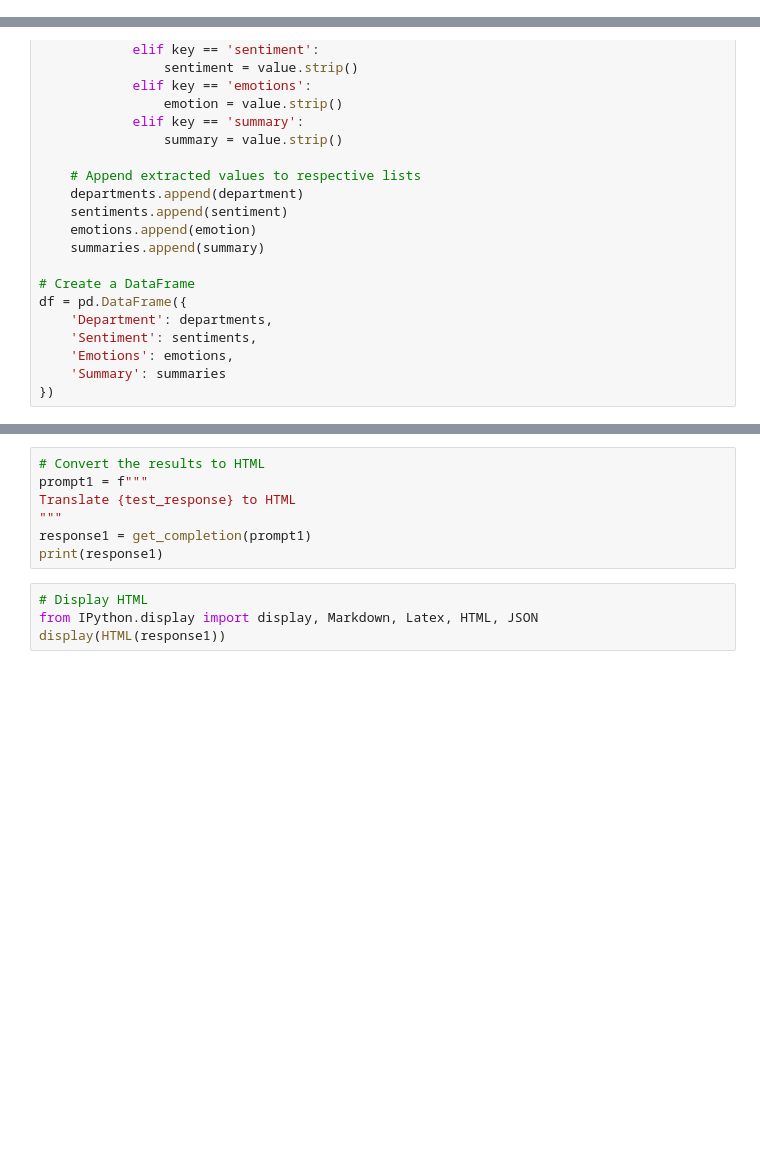
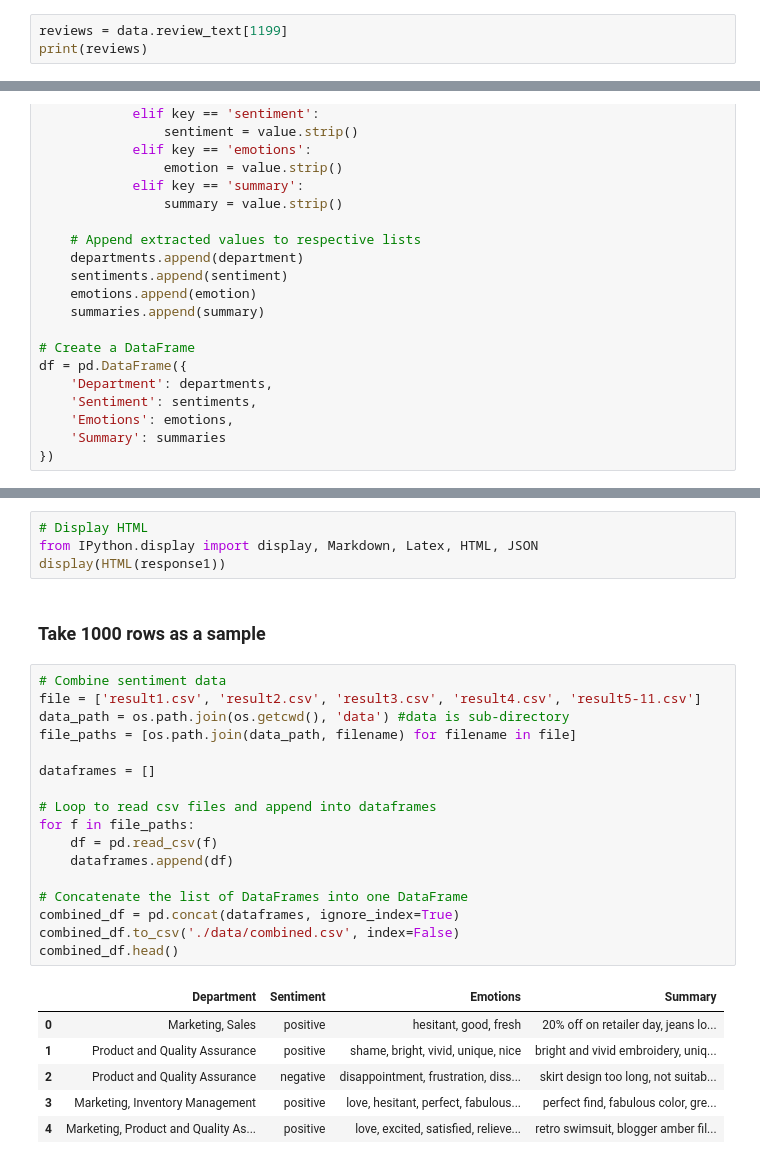
Before and after one commit to hpk0304/sentiment, a Jupyter notebook: Sentiment-Prompt.ipynb, the cells around one changed output, grey strips where cells are left out. Saved outputs shown, nothing was run; the diff lists cells and outputs as text; blank space fills up the shorter version.

```diff
--- a/Sentiment-Prompt.ipynb
+++ b/Sentiment-Prompt.ipynb
@@ -81,3 +53,6 @@ reviews = data.review_text[600:700].to_list()
 print(len(reviews))
 # %% [output]
 100
+# %%
+reviews = data.review_text[1199]
+print(reviews)
@@ -241,11 +210,30 @@ test_response = all_responses[:10]
-# %%
-# Convert the results to HTML
-prompt1 = f"""
-Translate {test_response} to HTML
-"""
-response1 = get_completion(prompt1)
-print(response1)
 # %%
 # Display HTML
 from IPython.display import display, Markdown, Latex, HTML, JSON
 display(HTML(response1))
+# %% [markdown]
+### Take 1000 rows as a sample
+# %%
+# Combine sentiment data
+file = ['result1.csv', 'result2.csv', 'result3.csv', 'result4.csv', 'result5-11.csv']
+data_path = os.path.join(os.getcwd(), 'data') #data is sub-directory
+file_paths = [os.path.join(data_path, filename) for filename in file]
+
+dataframes = []
+
+# Loop to read csv files and append into dataframes
+for f in file_paths:
+    df = pd.read_csv(f)
+    dataframes.append(df)
+
+# Concatenate the list of DataFrames into one DataFrame
+combined_df = pd.concat(dataframes, ignore_index=True)
+combined_df.to_csv('./data/combined.csv', index=False)
+combined_df.head()
+# %% [output]
+|  | Department | Sentiment | Emotions | Summary |
+| 0 | Marketing, Sales | positive | hesitant, good, fresh | 20% off on retailer day, jeans lo... |
+| 1 | Product and Quality Assurance | positive | shame, bright, vivid, unique, nice | bright and vivid embroidery, uniq... |
+| 2 | Product and Quality Assurance | negative | disappointment, frustration, diss... | skirt design too long, not suitab... |
+| 3 | Marketing, Inventory Management | positive | love, hesitant, perfect, fabulous... | perfect find, fabulous color, gre... |
+| 4 | Marketing, Product and Quality As... | positive | love, excited, satisfied, relieve... | retro swimsuit, blogger amber fil... |
```
Also changed, not shown: parts of 18 cells of this notebook, 2 other files.
